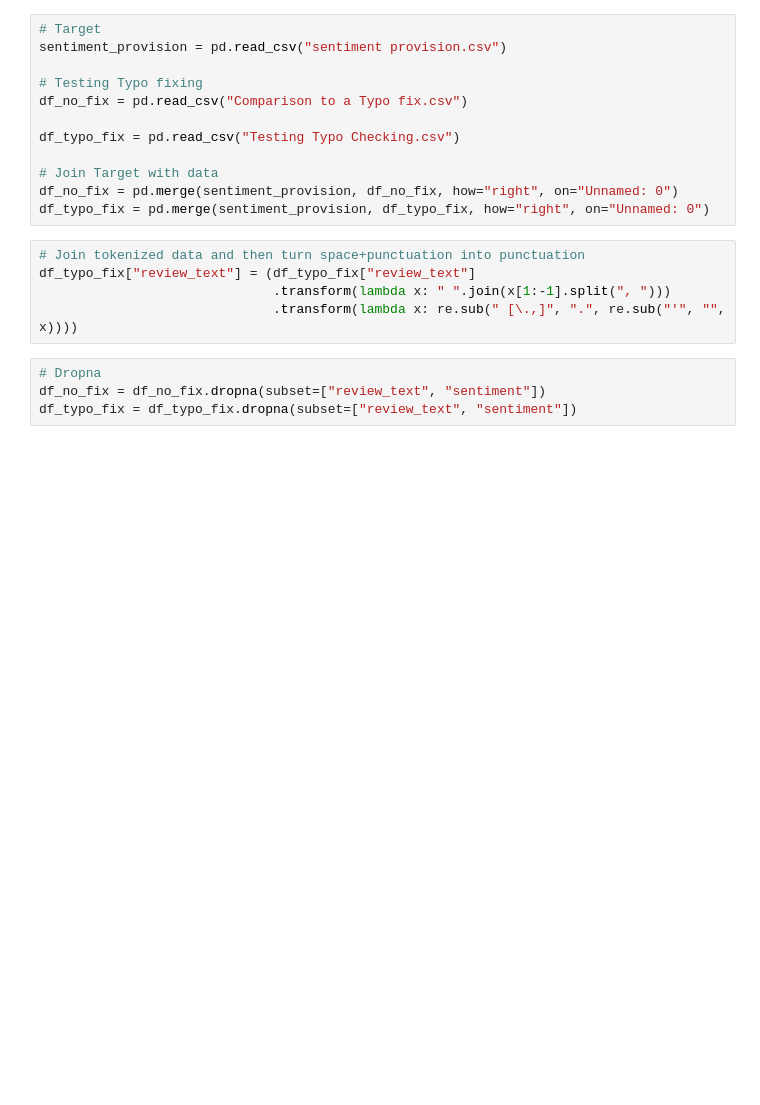
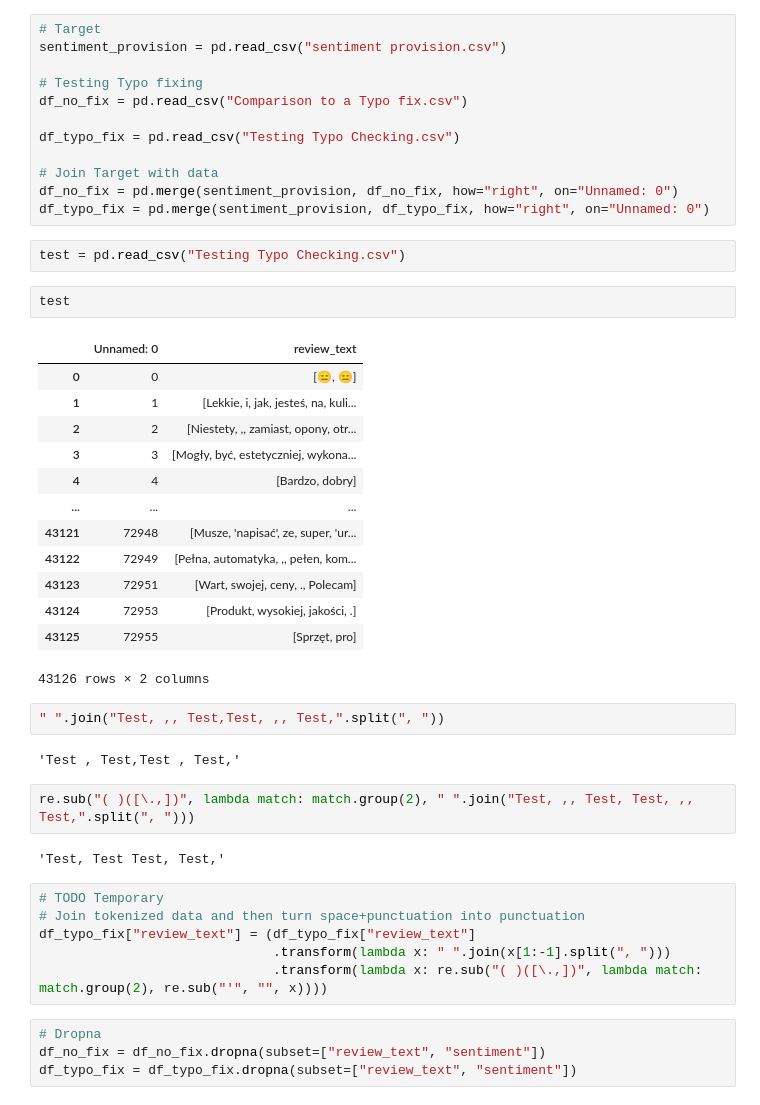
Before and after one commit to LazyDart/Review-Sentiment-Analysis, a Jupyter notebook: LSTM_POC.ipynb, the cells around one changed output. Drawn from its saved outputs; the diff is of its cells as text; blank space fills up the shorter version.

Commit message:
Minor Temporary Bugfixes

```diff
--- a/LSTM_POC.ipynb
+++ b/LSTM_POC.ipynb
@@ -83,11 +83,38 @@ df_typo_fix = pd.read_csv("Testing Typo Checking.csv")
 # Join Target with data
 df_no_fix = pd.merge(sentiment_provision, df_no_fix, how="right", on="Unnamed: 0")
 df_typo_fix = pd.merge(sentiment_provision, df_typo_fix, how="right", on="Unnamed: 0")
+# %%
+test = pd.read_csv("Testing Typo Checking.csv")
+# %%
+test
+# %% [output]
+|  | Unnamed: 0 | review_text |
+| 0 | 0 | [😑, 😑] |
+| 1 | 1 | [Lekkie, i, jak, jesteś, na, kuli... |
+| 2 | 2 | [Niestety, ,, zamiast, opony, otr... |
+| 3 | 3 | [Mogły, być, estetyczniej, wykona... |
+| 4 | 4 | [Bardzo, dobry] |
+| ... | ... | ... |
+| 43121 | 72948 | [Musze, 'napisać', ze, super, 'ur... |
+| 43122 | 72949 | [Pełna, automatyka, ,, pełen, kom... |
+| 43123 | 72951 | [Wart, swojej, ceny, ., Polecam] |
+| 43124 | 72953 | [Produkt, wysokiej, jakości, .] |
+| 43125 | 72955 | [Sprzęt, pro] |
+43126 rows × 2 columns
+# %%
+" ".join("Test, ,, Test,Test, ,, Test,".split(", "))
+# %% [output]
+'Test , Test,Test , Test,'
+# %%
+re.sub("( )([\.,])", lambda match: match.group(2), " ".join("Test, ,, Test, Test, ,, Test,".split(", ")))
+# %% [output]
+'Test, Test Test, Test,'
 # %%
+# TODO Temporary
 # Join tokenized data and then turn space+punctuation into punctuation
 df_typo_fix["review_text"] = (df_typo_fix["review_text"]
                               .transform(lambda x: " ".join(x[1:-1].split(", ")))
-                              .transform(lambda x: re.sub(" [\.,]", ".", re.sub("'", "", x))))
+                              .transform(lambda x: re.sub("( )([\.,])", lambda match: match.group(2), re.sub("'", "", x))))
 # %%
 # Dropna
 df_no_fix = df_no_fix.dropna(subset=["review_text", "sentiment"])
```
Also changed, not shown: parts of 13 cells of this notebook.
